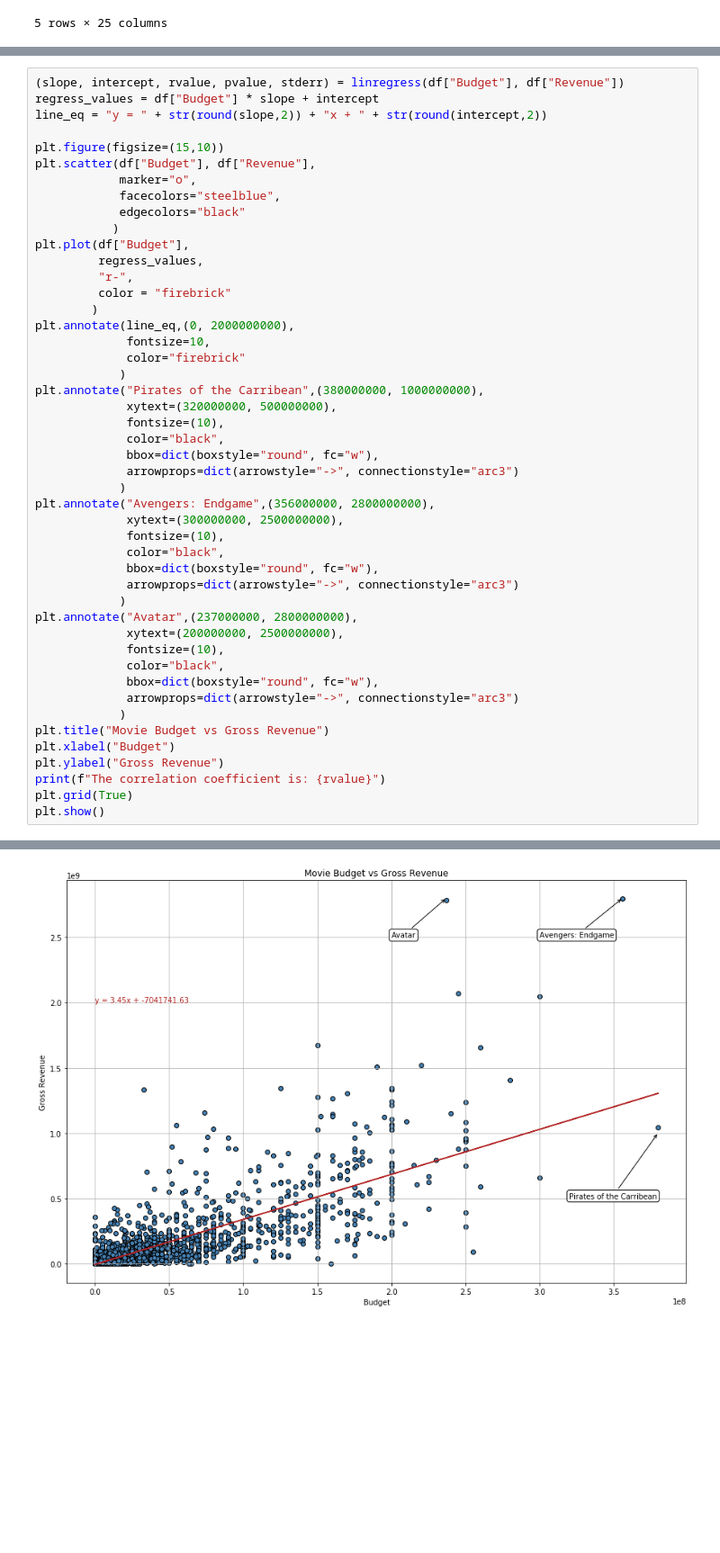
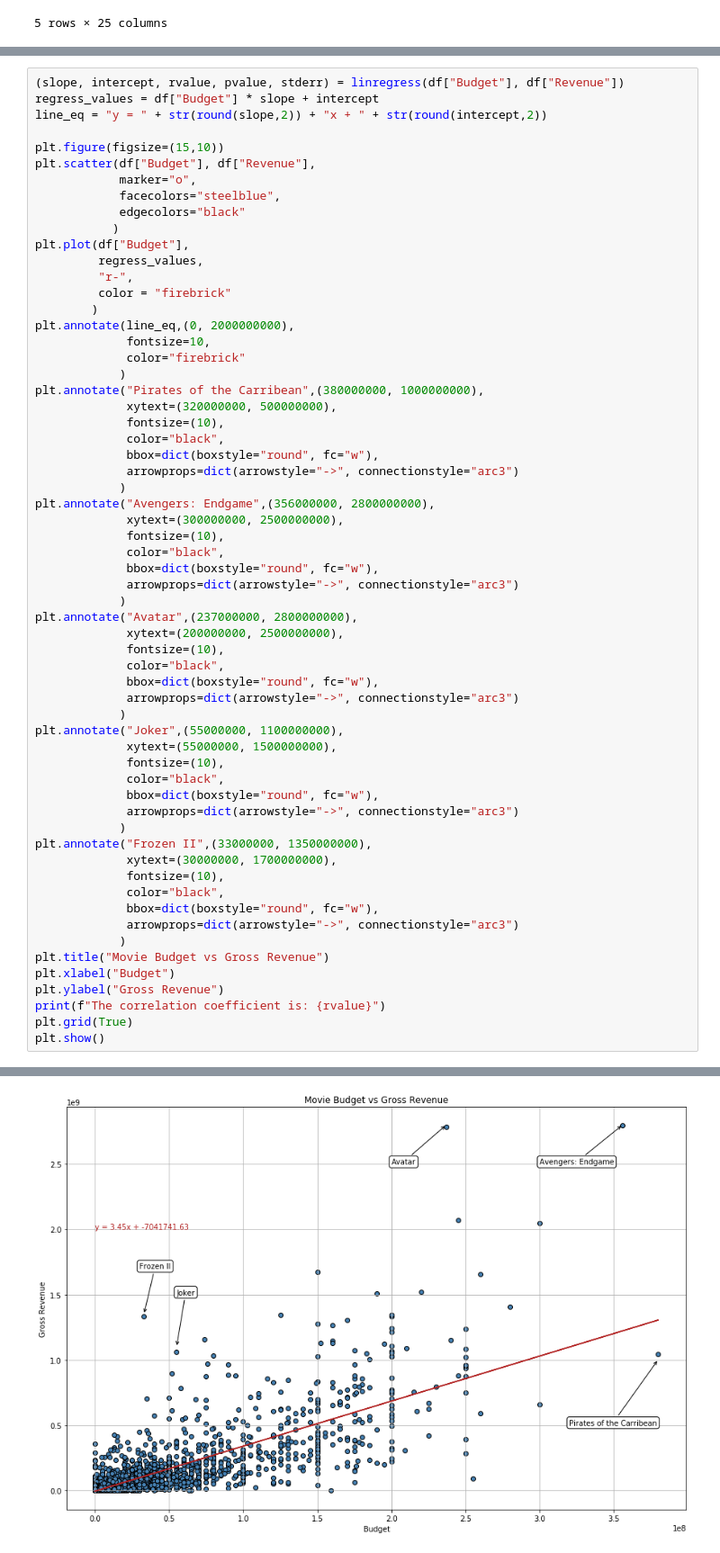
Before and after one commit to herge008/Project1, a Jupyter notebook: Analysis/PHanalysis.ipynb, the cells around one changed output, grey strips where cells are left out. Shown at 90% size. Drawn from its saved outputs; the diff is of its cells as text; blank space fills up the shorter version.

```diff
--- a/Analysis/PHanalysis.ipynb
+++ b/Analysis/PHanalysis.ipynb
@@ -57,31 +57,45 @@ plt.annotate(line_eq,(0, 2000000000),
             )
 plt.annotate("Pirates of the Carribean",(380000000, 1000000000),
              xytext=(320000000, 500000000),
              fontsize=(10),
              color="black",
              bbox=dict(boxstyle="round", fc="w"),
              arrowprops=dict(arrowstyle="->", connectionstyle="arc3")
             )
 plt.annotate("Avengers: Endgame",(356000000, 2800000000),
              xytext=(300000000, 2500000000),
              fontsize=(10),
              color="black",
              bbox=dict(boxstyle="round", fc="w"),
              arrowprops=dict(arrowstyle="->", connectionstyle="arc3")
             )
 plt.annotate("Avatar",(237000000, 2800000000),
              xytext=(200000000, 2500000000),
              fontsize=(10),
              color="black",
              bbox=dict(boxstyle="round", fc="w"),
              arrowprops=dict(arrowstyle="->", connectionstyle="arc3")
             )
+plt.annotate("Joker",(55000000, 1100000000),
+             xytext=(55000000, 1500000000),
+             fontsize=(10),
+             color="black",
+             bbox=dict(boxstyle="round", fc="w"),
+             arrowprops=dict(arrowstyle="->", connectionstyle="arc3")
+            )
+plt.annotate("Frozen II",(33000000, 1350000000),
+             xytext=(30000000, 1700000000),
+             fontsize=(10),
+             color="black",
+             bbox=dict(boxstyle="round", fc="w"),
+             arrowprops=dict(arrowstyle="->", connectionstyle="arc3")
+            )
 plt.title("Movie Budget vs Gross Revenue")
 plt.xlabel("Budget")
 plt.ylabel("Gross Revenue")
 print(f"The correlation coefficient is: {rvalue}")
 plt.grid(True)
 plt.show()
 # %% [output]
 The correlation coefficient is: 0.7888986448950202
-[figure, old version]
+[figure, new version]
```
